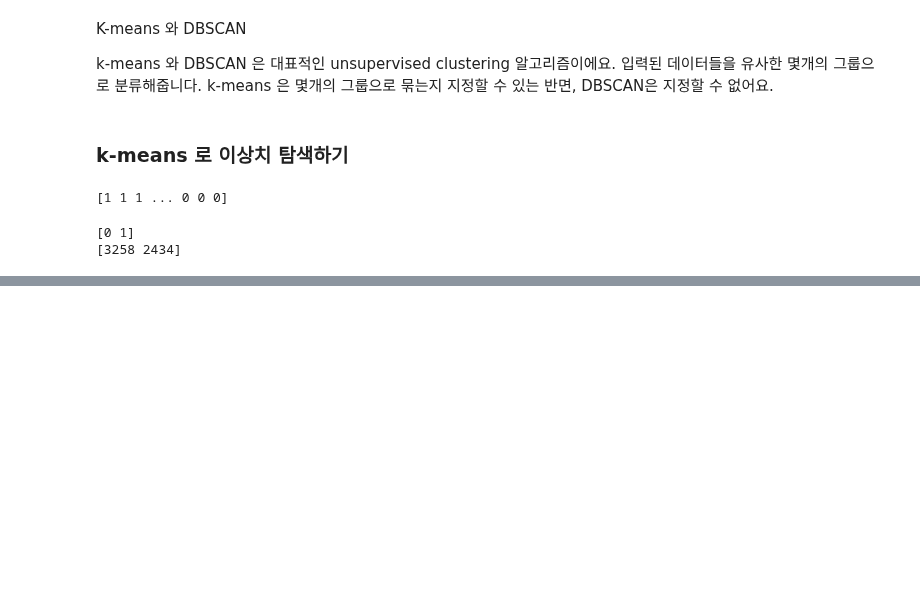
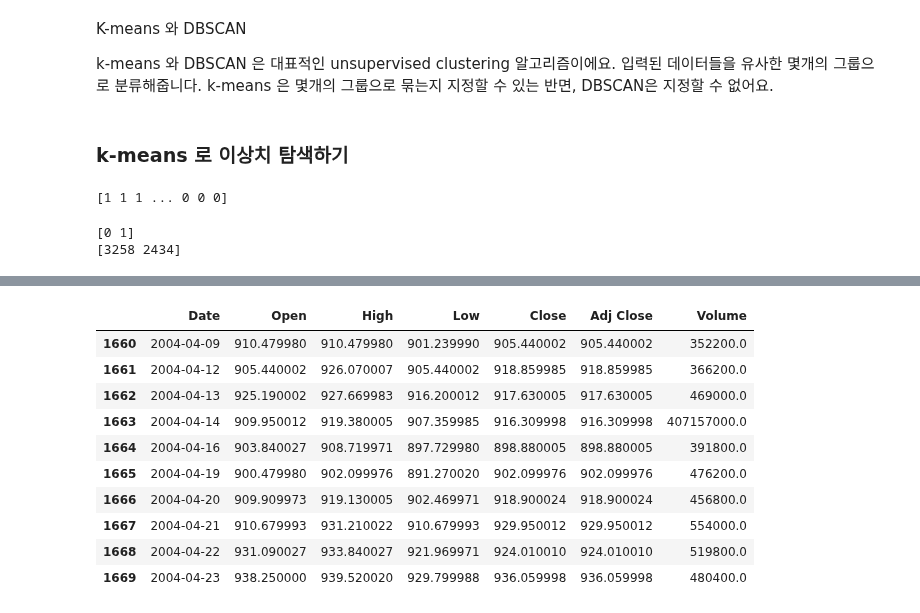
Before and after one commit to JPumpkin645/AIFFEL, a Jupyter notebook: Week_13/Ex_20_practice.ipynb, the cells around one changed output, grey strips where cells are left out. Saved outputs shown, nothing was run; the diff lists cells and outputs as text; code cells hidden in the pictures; blank space fills up the shorter version.

```diff
--- a/Week_13/Ex_20_practice.ipynb
+++ b/Week_13/Ex_20_practice.ipynb
@@ -288,0 +360,15 @@ print(cnt)
+# %%
+# 2004-04-14 주변 정황
+df.iloc[1660:1670]
+# %% [output]
+|  | Date | Open | High | Low | Close | Adj Close | Volume |
+| 1660 | 2004-04-09 | 910.479980 | 910.479980 | 901.239990 | 905.440002 | 905.440002 | 352200.0 |
+| 1661 | 2004-04-12 | 905.440002 | 926.070007 | 905.440002 | 918.859985 | 918.859985 | 366200.0 |
+| 1662 | 2004-04-13 | 925.190002 | 927.669983 | 916.200012 | 917.630005 | 917.630005 | 469000.0 |
+| 1663 | 2004-04-14 | 909.950012 | 919.380005 | 907.359985 | 916.309998 | 916.309998 | 407157000.0 |
+| 1664 | 2004-04-16 | 903.840027 | 908.719971 | 897.729980 | 898.880005 | 898.880005 | 391800.0 |
+| 1665 | 2004-04-19 | 900.479980 | 902.099976 | 891.270020 | 902.099976 | 902.099976 | 476200.0 |
+| 1666 | 2004-04-20 | 909.909973 | 919.130005 | 902.469971 | 918.900024 | 918.900024 | 456800.0 |
+| 1667 | 2004-04-21 | 910.679993 | 931.210022 | 910.679993 | 929.950012 | 929.950012 | 554000.0 |
+| 1668 | 2004-04-22 | 931.090027 | 933.840027 | 921.969971 | 924.010010 | 924.010010 | 519800.0 |
+| 1669 | 2004-04-23 | 938.250000 | 939.520020 | 929.799988 | 936.059998 | 936.059998 | 480400.0 |
```
Also changed, not shown: parts of 23 cells of this notebook.
